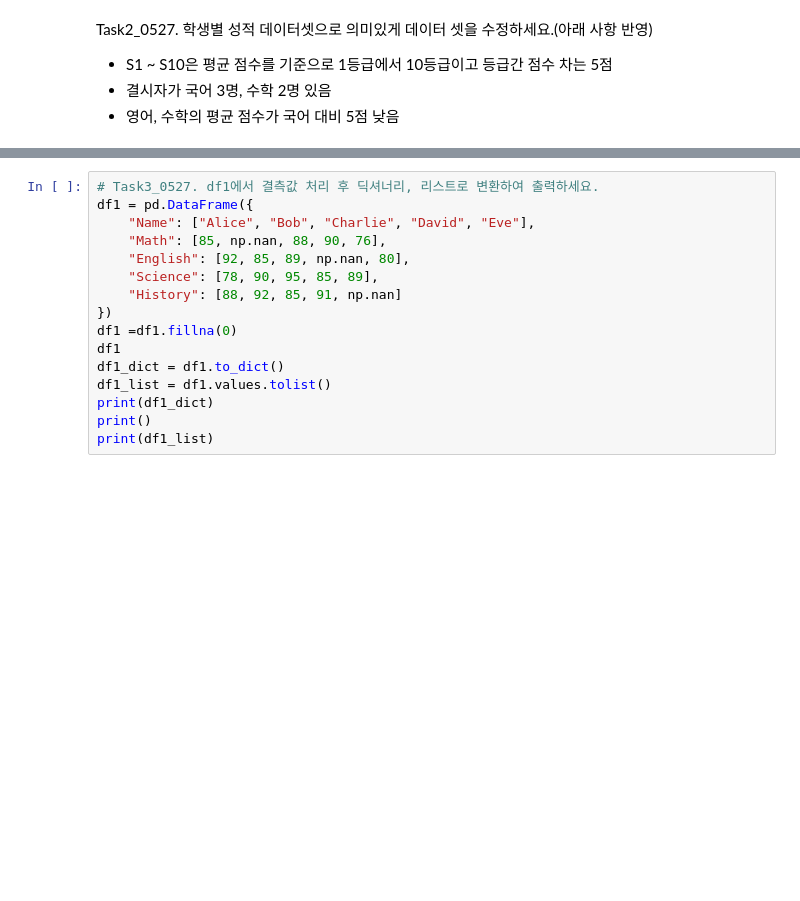
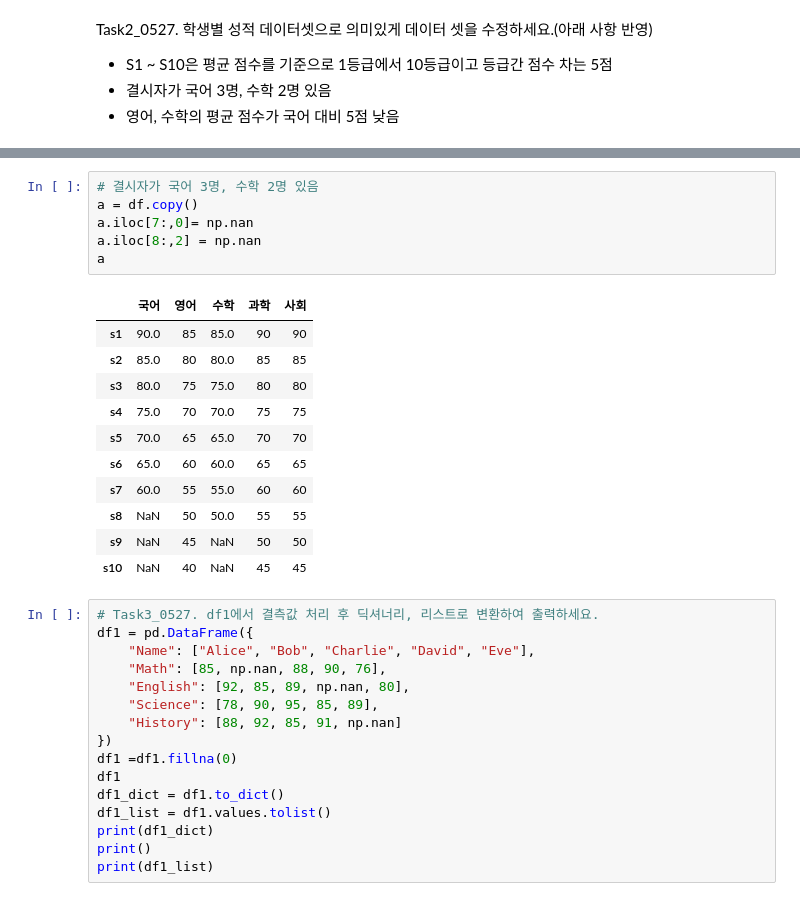
Before and after one commit to yk91412/kita_2404, a Jupyter notebook: m3_분석라이브러리/pandas_1_데이터구조.ipynb, the cells around one changed output, grey strips where cells are left out. Drawn from its saved outputs; the diff is of its cells as text; blank space fills up the shorter version.

```diff
--- a/m3_분석라이브러리/pandas_1_데이터구조.ipynb
+++ b/m3_분석라이브러리/pandas_1_데이터구조.ipynb
@@ -936,3 +1069,21 @@ df
+# %%
+# 결시자가 국어 3명, 수학 2명 있음
+a = df.copy()
+a.iloc[7:,0]= np.nan
+a.iloc[8:,2] = np.nan
+a
+# %% [output]
+|  | 국어 | 영어 | 수학 | 과학 | 사회 |
+| s1 | 90.0 | 85 | 85.0 | 90 | 90 |
+| s2 | 85.0 | 80 | 80.0 | 85 | 85 |
+| s3 | 80.0 | 75 | 75.0 | 80 | 80 |
+| s4 | 75.0 | 70 | 70.0 | 75 | 75 |
+| s5 | 70.0 | 65 | 65.0 | 70 | 70 |
+| s6 | 65.0 | 60 | 60.0 | 65 | 65 |
+| s7 | 60.0 | 55 | 55.0 | 60 | 60 |
+| s8 | NaN | 50 | 50.0 | 55 | 55 |
+| s9 | NaN | 45 | NaN | 50 | 50 |
+| s10 | NaN | 40 | NaN | 45 | 45 |
 # %%
 # Task3_0527. df1에서 결측값 처리 후 딕셔너리, 리스트로 변환하여 출력하세요.
 df1 = pd.DataFrame({
```
Also changed, not shown: parts of 25 cells of this notebook, 1 other file.
